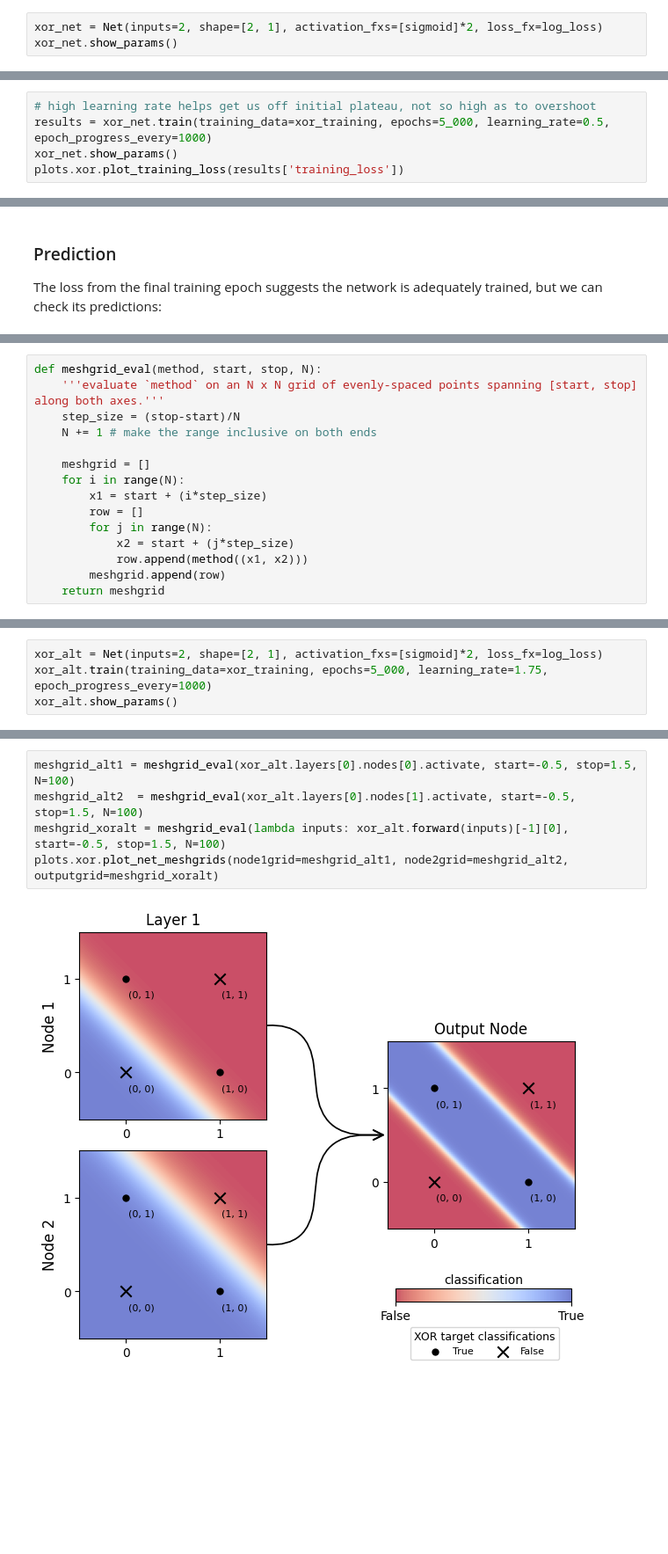
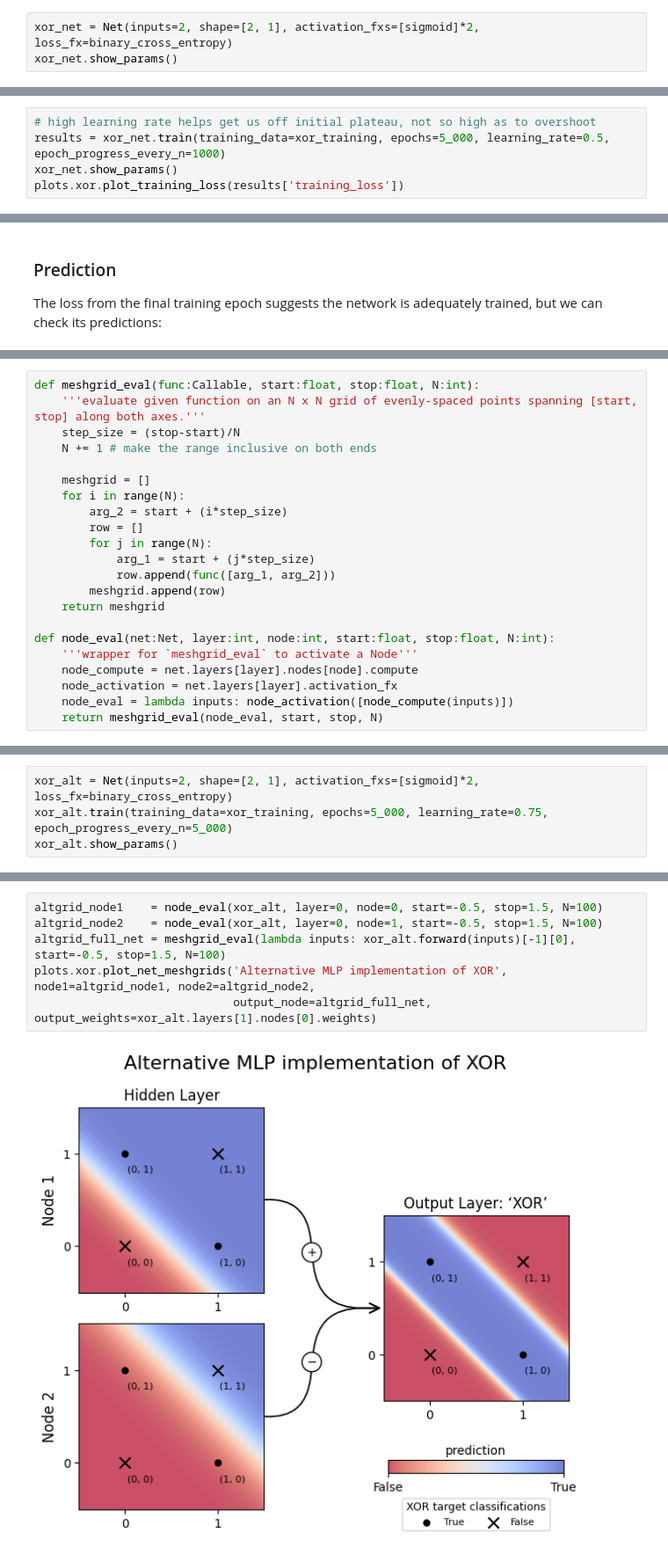
Before and after one commit to jeremy-dolan/neural-net-from-scratch, a Jupyter notebook: mlp_demo_xor_and_linear_separability.ipynb, the cells around one changed output, grey strips where cells are left out. Shown at 88% size. Drawn from its saved outputs; the diff is of its cells as text; blank space fills up the shorter version.

```diff
--- a/mlp_demo_xor_and_linear_separability.ipynb
+++ b/mlp_demo_xor_and_linear_separability.ipynb
@@ -118,4 +117,4 @@ hidden nodes, one output node) to implement XOR.
 # %%
-xor_net = Net(inputs=2, shape=[2, 1], activation_fxs=[sigmoid]*2, loss_fx=log_loss)
+xor_net = Net(inputs=2, shape=[2, 1], activation_fxs=[sigmoid]*2, loss_fx=binary_cross_entropy)
 xor_net.show_params()
 # %% [output]
@@ -138,7 +137,7 @@ xor_training = [
 Train the network, using batch gradient decent:
 # %%
 # high learning rate helps get us off initial plateau, not so high as to overshoot
-results = xor_net.train(training_data=xor_training, epochs=5_000, learning_rate=0.5, epoch_progress_every=1000)
+results = xor_net.train(training_data=xor_training, epochs=5_000, learning_rate=0.5, epoch_progress_every_n=1000)
 xor_net.show_params()
 plots.xor.plot_training_loss(results['training_loss'])
 # %% [output]
@@ -250,16 +246,23 @@ inputs from a N x N grid points in input space:
 # %%
-def meshgrid_eval(method, start, stop, N):
-    '''evaluate `method` on an N x N grid of evenly-spaced points spanning [start, stop] along both axes.'''
+def meshgrid_eval(func:Callable, start:float, stop:float, N:int):
+    '''evaluate given function on an N x N grid of evenly-spaced points spanning [start, stop] along both axes.'''
     step_size = (stop-start)/N
     N += 1 # make the range inclusive on both ends
 
     meshgrid = []
     for i in range(N):
-        x1 = start + (i*step_size)
+        arg_2 = start + (i*step_size)
         row = []
         for j in range(N):
-            x2 = start + (j*step_size)
-            row.append(method((x1, x2)))
+            arg_1 = start + (j*step_size)
+            row.append(func([arg_1, arg_2]))
         meshgrid.append(row)
     return meshgrid
+
+def node_eval(net:Net, layer:int, node:int, start:float, stop:float, N:int):
+    '''wrapper for `meshgrid_eval` to activate a Node'''
+    node_compute = net.layers[layer].nodes[node].compute
+    node_activation = net.layers[layer].activation_fx
+    node_eval = lambda inputs: node_activation([node_compute(inputs)])
+    return meshgrid_eval(node_eval, start, stop, N)
 # %% [markdown]
@@ -318,5 +334,5 @@ we can easily find one which isolates out the other set of points:
 # %%
-xor_alt = Net(inputs=2, shape=[2, 1], activation_fxs=[sigmoid]*2, loss_fx=log_loss)
-xor_alt.train(training_data=xor_training, epochs=5_000, learning_rate=1.75, epoch_progress_every=1000)
+xor_alt = Net(inputs=2, shape=[2, 1], activation_fxs=[sigmoid]*2, loss_fx=binary_cross_entropy)
+xor_alt.train(training_data=xor_training, epochs=5_000, learning_rate=0.75, epoch_progress_every_n=5_000)
 xor_alt.show_params()
 # %% [output]
@@ -332,7 +343,8 @@ layer 2, node 1, node.weights=[-15.13840060132937, 14.735990060843378] node.bias
 # %%
-meshgrid_alt1 = meshgrid_eval(xor_alt.layers[0].nodes[0].activate, start=-0.5, stop=1.5, N=100)
-meshgrid_alt2  = meshgrid_eval(xor_alt.layers[0].nodes[1].activate, start=-0.5, stop=1.5, N=100)
-meshgrid_xoralt = meshgrid_eval(lambda inputs: xor_alt.forward(inputs)[-1][0], start=-0.5, stop=1.5, N=100)
-plots.xor.plot_net_meshgrids(node1grid=meshgrid_alt1, node2grid=meshgrid_alt2, outputgrid=meshgrid_xoralt)
+altgrid_node1    = node_eval(xor_alt, layer=0, node=0, start=-0.5, stop=1.5, N=100)
+altgrid_node2    = node_eval(xor_alt, layer=0, node=1, start=-0.5, stop=1.5, N=100)
+altgrid_full_net = meshgrid_eval(lambda inputs: xor_alt.forward(inputs)[-1][0], start=-0.5, stop=1.5, N=100)
+plots.xor.plot_net_meshgrids('Alternative MLP implementation of XOR', node1=altgrid_node1, node2=altgrid_node2,
+                             output_node=altgrid_full_net, output_weights=xor_alt.layers[1].nodes[0].weights)
 # %% [output]
-[figure, old version]
+[figure, new version]
```
Also changed, not shown: parts of 28 cells of this notebook, 2 other files.
